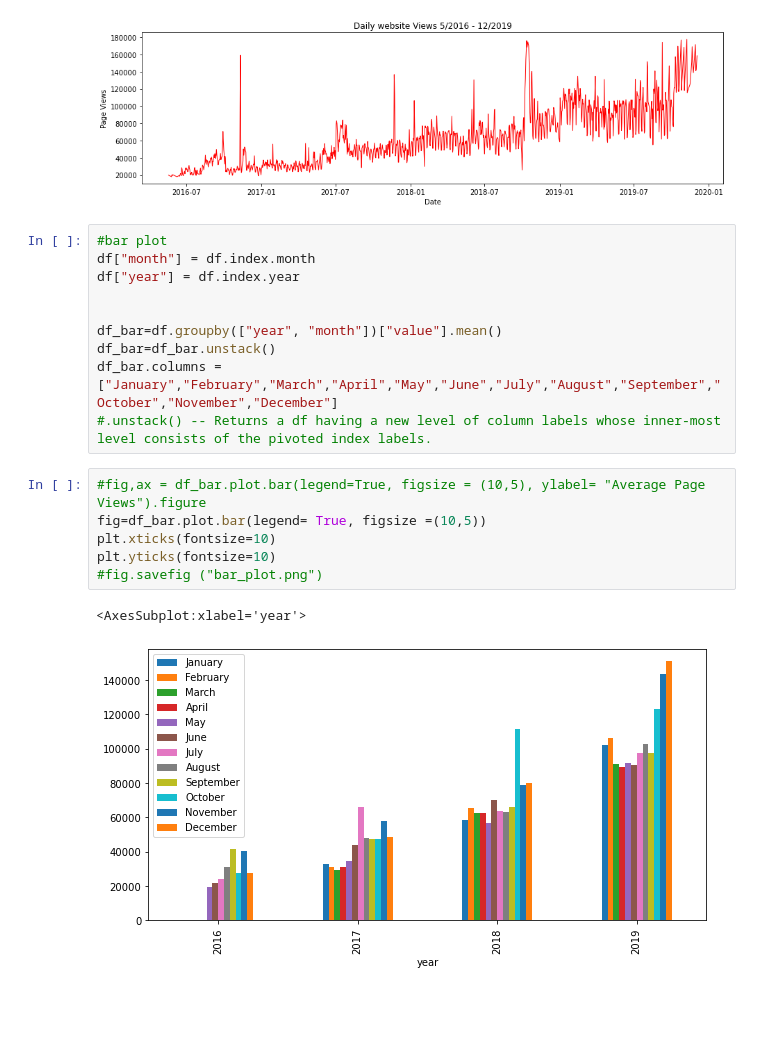
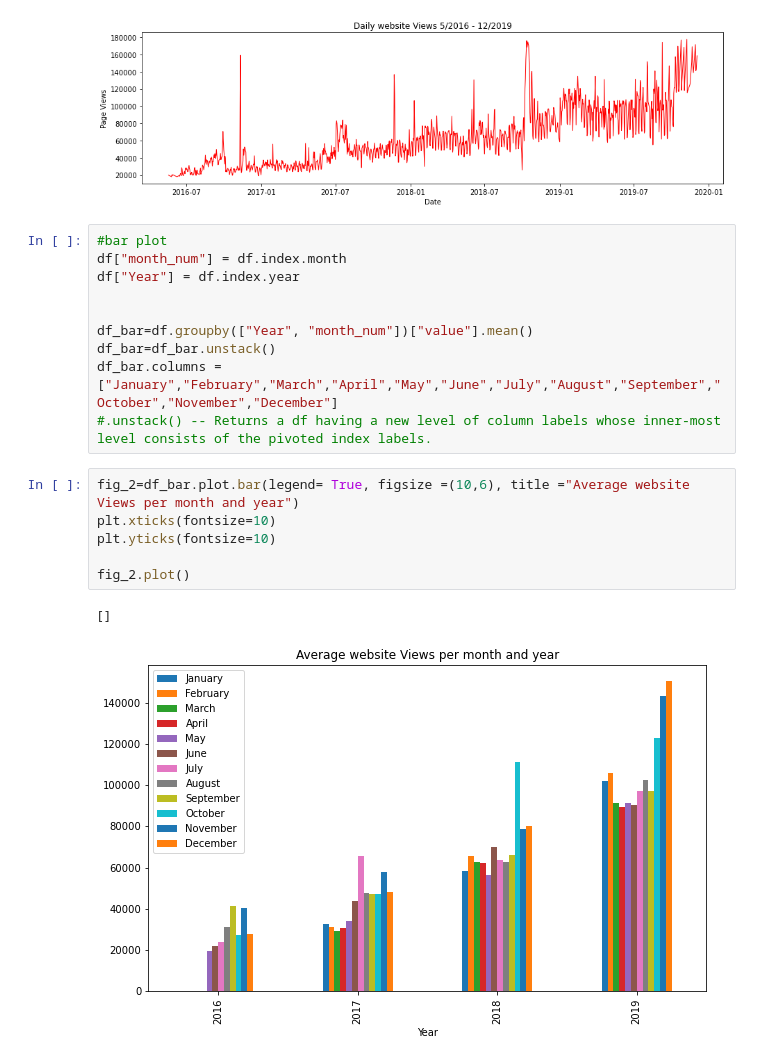
Before and after one commit to ecoplayer/sandbox, a Jupyter notebook: Page_View_Visualizer_TS.ipynb, the cells around one changed output. Saved outputs shown, nothing was run; the diff lists cells and outputs as text; blank space fills up the shorter version.

```diff
--- a/Page_View_Visualizer_TS.ipynb
+++ b/Page_View_Visualizer_TS.ipynb
@@ -61,20 +56,20 @@ Text(0, 0.5, 'Page Views')
 [figure]
 # %%
 #bar plot
-df["month"] = df.index.month
-df["year"] = df.index.year
+df["month_num"] = df.index.month
+df["Year"] = df.index.year
 
 
-df_bar=df.groupby(["year", "month"])["value"].mean()
+df_bar=df.groupby(["Year", "month_num"])["value"].mean()
 df_bar=df_bar.unstack()
 df_bar.columns = ["January","February","March","April","May","June","July","August","September","October","November","December"]
 #.unstack() -- Returns a df having a new level of column labels whose inner-most level consists of the pivoted index labels.
 # %%
-#fig,ax = df_bar.plot.bar(legend=True, figsize = (10,5), ylabel= "Average Page Views").figure
-fig=df_bar.plot.bar(legend= True, figsize =(10,5))
+fig_2=df_bar.plot.bar(legend= True, figsize =(10,6), title ="Average website Views per month and year")
 plt.xticks(fontsize=10)
 plt.yticks(fontsize=10)
-#fig.savefig ("bar_plot.png")
+
+fig_2.plot()
 # %% [output]
-<AxesSubplot:xlabel='year'>
+[]
-[figure, old version]
+[figure, new version]
```
Also changed, not shown: parts of 5 cells of this notebook.
